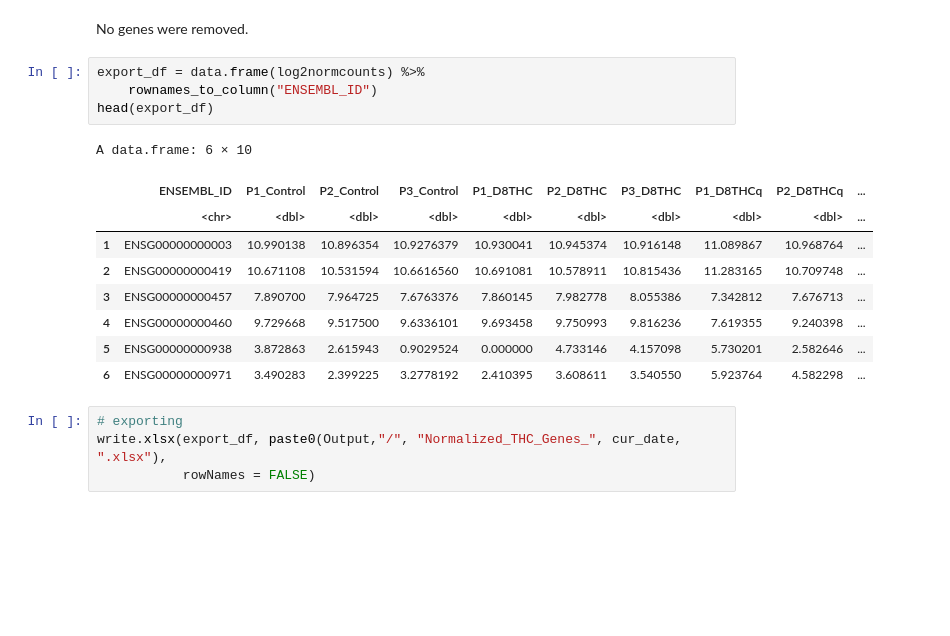
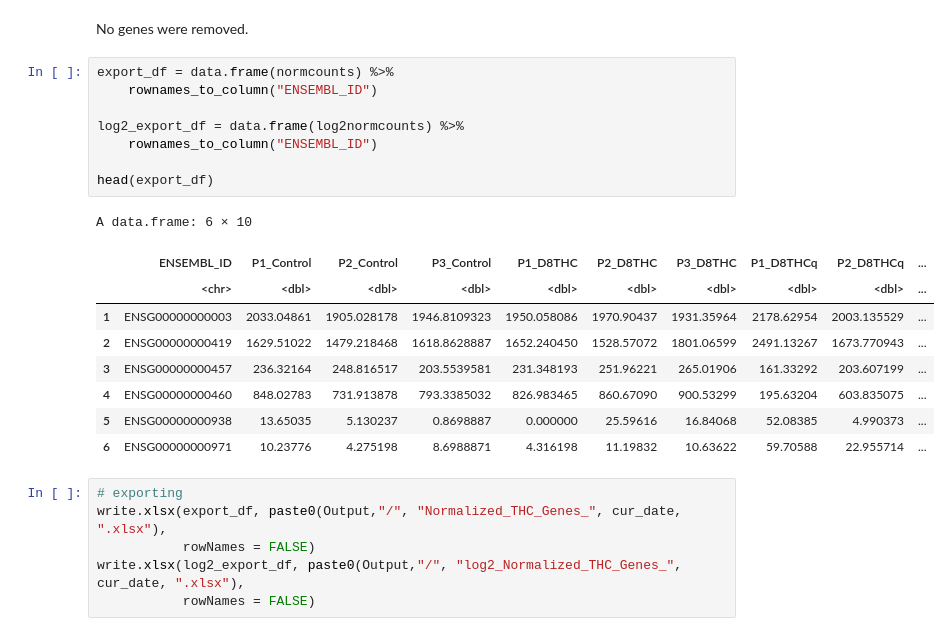
Before and after one commit to UNC-CEMALB/P1016.-THC-RNASeq-Adducts, a Jupyter notebook: 1. Data Normalization/Data Normalization.ipynb, the cells around one changed output. Cells and saved outputs as stored; diff of their text form; blank space fills up the shorter version.

```diff
--- a/1. Data Normalization/Data Normalization.ipynb
+++ b/1. Data Normalization/Data Normalization.ipynb
@@ -324,20 +324,26 @@ dds <- dds[rowSums(counts(dds, normalized = TRUE)) > 1, ]
 # %% [markdown]
 No genes were removed.
 # %%
-export_df = data.frame(log2normcounts) %>%
+export_df = data.frame(normcounts) %>%
     rownames_to_column("ENSEMBL_ID")
+
+log2_export_df = data.frame(log2normcounts) %>%
+    rownames_to_column("ENSEMBL_ID")
+
 head(export_df)
 # %% [output]
 A data.frame: 6 × 10
 |  | ENSEMBL_ID | P1_Control | P2_Control | P3_Control | P1_D8THC | P2_D8THC | P3_D8THC | P1_D8THCq | P2_D8THCq | ... |
 |  | <chr> | <dbl> | <dbl> | <dbl> | <dbl> | <dbl> | <dbl> | <dbl> | <dbl> | ... |
-| 1 | ENSG00000000003 | 10.990138 | 10.896354 | 10.9276379 | 10.930041 | 10.945374 | 10.916148 | 11.089867 | 10.968764 | ... |
-| 2 | ENSG00000000419 | 10.671108 | 10.531594 | 10.6616560 | 10.691081 | 10.578911 | 10.815436 | 11.283165 | 10.709748 | ... |
-| 3 | ENSG00000000457 | 7.890700 | 7.964725 | 7.6763376 | 7.860145 | 7.982778 | 8.055386 | 7.342812 | 7.676713 | ... |
-| 4 | ENSG00000000460 | 9.729668 | 9.517500 | 9.6336101 | 9.693458 | 9.750993 | 9.816236 | 7.619355 | 9.240398 | ... |
-| 5 | ENSG00000000938 | 3.872863 | 2.615943 | 0.9029524 | 0.000000 | 4.733146 | 4.157098 | 5.730201 | 2.582646 | ... |
-| 6 | ENSG00000000971 | 3.490283 | 2.399225 | 3.2778192 | 2.410395 | 3.608611 | 3.540550 | 5.923764 | 4.582298 | ... |
+| 1 | ENSG00000000003 | 2033.04861 | 1905.028178 | 1946.8109323 | 1950.058086 | 1970.90437 | 1931.35964 | 2178.62954 | 2003.135529 | ... |
+| 2 | ENSG00000000419 | 1629.51022 | 1479.218468 | 1618.8628887 | 1652.240450 | 1528.57072 | 1801.06599 | 2491.13267 | 1673.770943 | ... |
+| 3 | ENSG00000000457 | 236.32164 | 248.816517 | 203.5539581 | 231.348193 | 251.96221 | 265.01906 | 161.33292 | 203.607199 | ... |
+| 4 | ENSG00000000460 | 848.02783 | 731.913878 | 793.3385032 | 826.983465 | 860.67090 | 900.53299 | 195.63204 | 603.835075 | ... |
+| 5 | ENSG00000000938 | 13.65035 | 5.130237 | 0.8698887 | 0.000000 | 25.59616 | 16.84068 | 52.08385 | 4.990373 | ... |
+| 6 | ENSG00000000971 | 10.23776 | 4.275198 | 8.6988871 | 4.316198 | 11.19832 | 10.63622 | 59.70588 | 22.955714 | ... |
 # %%
 # exporting
 write.xlsx(export_df, paste0(Output,"/", "Normalized_THC_Genes_", cur_date, ".xlsx"),
            rowNames = FALSE)
+write.xlsx(log2_export_df, paste0(Output,"/", "log2_Normalized_THC_Genes_", cur_date, ".xlsx"),
+           rowNames = FALSE)
```
Also changed, not shown: parts of 3 cells of this notebook.
